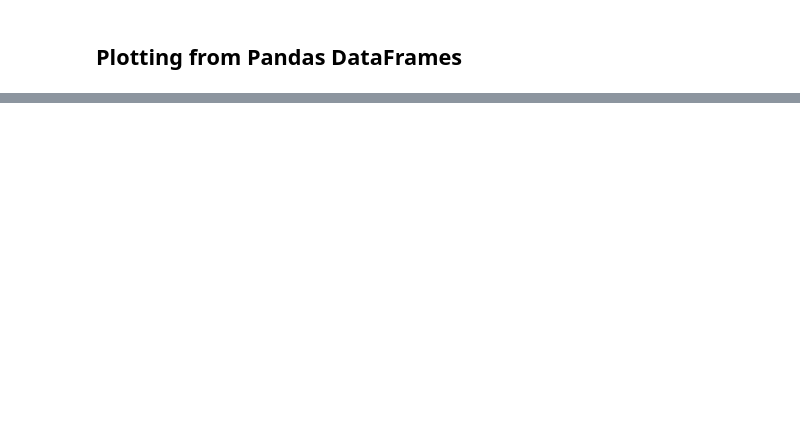
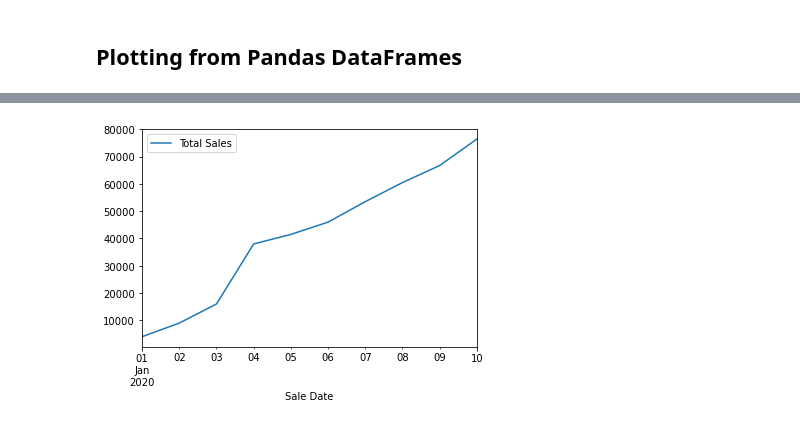
Before and after one commit to Cablab/ml-ds, a Jupyter notebook: learning-projects/intro-matplotlib.ipynb, the cells around one changed output, grey strips where cells are left out. Saved outputs shown, nothing was run; the diff lists cells and outputs as text; code cells hidden in the pictures; blank space fills up the shorter version.

```diff
--- a/learning-projects/intro-matplotlib.ipynb
+++ b/learning-projects/intro-matplotlib.ipynb
@@ -160,2 +160,6 @@ ax[1,1].hist(np.random.randn(1000));
 # %% [markdown]
 ## Plotting from Pandas DataFrames
+# %%
+# Make a DataFrame
+car_sales = pd.read_csv("data/car-sales.csv")
+car_sales
@@ -161,0 +186,5 @@ ax[1,1].hist(np.random.randn(1000));
+# %%
+# Plot from Pandas DataFrame
+# Must convert string data to int data
+car_sales["Price"] = car_sales.Price.str.replace('[\$\,]|\.\d*', '', regex=True).astype(int)
+car_sales.Price
@@ -161,0 +203,4 @@ ax[1,1].hist(np.random.randn(1000));
+# %%
+# To give a date range for X axis, create new column with ranges
+car_sales["Sale Date"] = pd.date_range("1/1/2020", periods=len(car_sales))
+car_sales
@@ -161,0 +219,4 @@ ax[1,1].hist(np.random.randn(1000));
+# %%
+# Create a Total Sales column that aggregates money made over time with each sale
+car_sales["Total Sales"] = car_sales["Price"].cumsum()
+car_sales
@@ -161,0 +235,5 @@ ax[1,1].hist(np.random.randn(1000));
+# %%
+# Plot Total Sales over time
+car_sales.plot(x="Sale Date", y="Total Sales");
+# %% [output]
+[figure, added]
```
Also changed, not shown: parts of 45 cells of this notebook, 1 other file.
